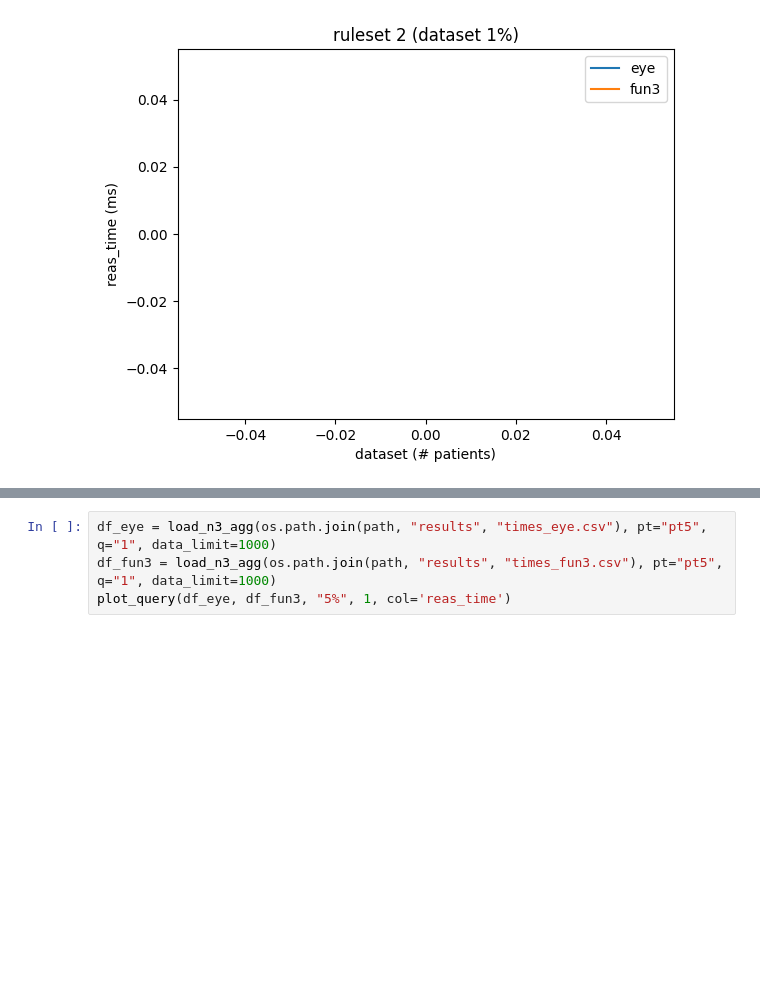
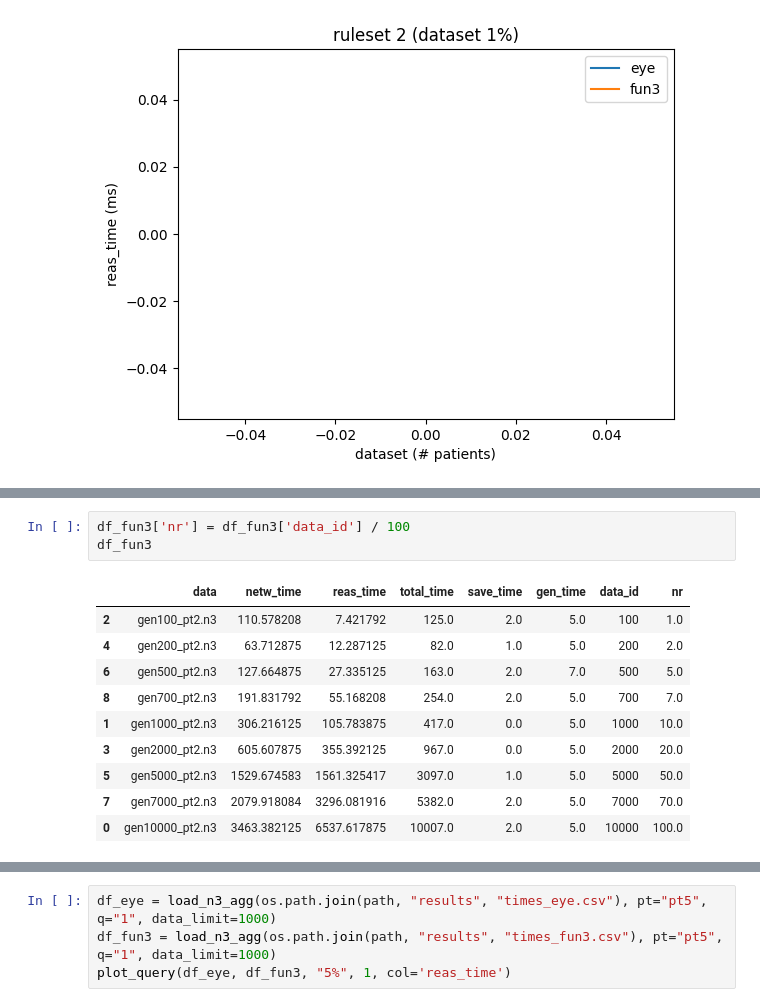
Before and after one commit to william-vw/fun3, a Jupyter notebook: python/tests-bench/zika/exp.ipynb, the cells around one changed output, grey strips where cells are left out. Drawn from its saved outputs; the diff is of its cells as text; blank space fills up the shorter version.

```diff
--- a/python/tests-bench/zika/exp.ipynb
+++ b/python/tests-bench/zika/exp.ipynb
@@ -255,0 +257,14 @@ plot_query(df_eye, df_fun3, "2%", 1, col='reas_time')
+# %%
+df_fun3['nr'] = df_fun3['data_id'] / 100
+df_fun3
+# %% [output]
+|  | data | netw_time | reas_time | total_time | save_time | gen_time | data_id | nr |
+| 2 | gen100_pt2.n3 | 110.578208 | 7.421792 | 125.0 | 2.0 | 5.0 | 100 | 1.0 |
+| 4 | gen200_pt2.n3 | 63.712875 | 12.287125 | 82.0 | 1.0 | 5.0 | 200 | 2.0 |
+| 6 | gen500_pt2.n3 | 127.664875 | 27.335125 | 163.0 | 2.0 | 7.0 | 500 | 5.0 |
+| 8 | gen700_pt2.n3 | 191.831792 | 55.168208 | 254.0 | 2.0 | 5.0 | 700 | 7.0 |
+| 1 | gen1000_pt2.n3 | 306.216125 | 105.783875 | 417.0 | 0.0 | 5.0 | 1000 | 10.0 |
+| 3 | gen2000_pt2.n3 | 605.607875 | 355.392125 | 967.0 | 0.0 | 5.0 | 2000 | 20.0 |
+| 5 | gen5000_pt2.n3 | 1529.674583 | 1561.325417 | 3097.0 | 1.0 | 5.0 | 5000 | 50.0 |
+| 7 | gen7000_pt2.n3 | 2079.918084 | 3296.081916 | 5382.0 | 2.0 | 5.0 | 7000 | 70.0 |
+| 0 | gen10000_pt2.n3 | 3463.382125 | 6537.617875 | 10007.0 | 2.0 | 5.0 | 10000 | 100.0 |
```
Also changed, not shown: parts of 7 cells of this notebook, 5 other files.
